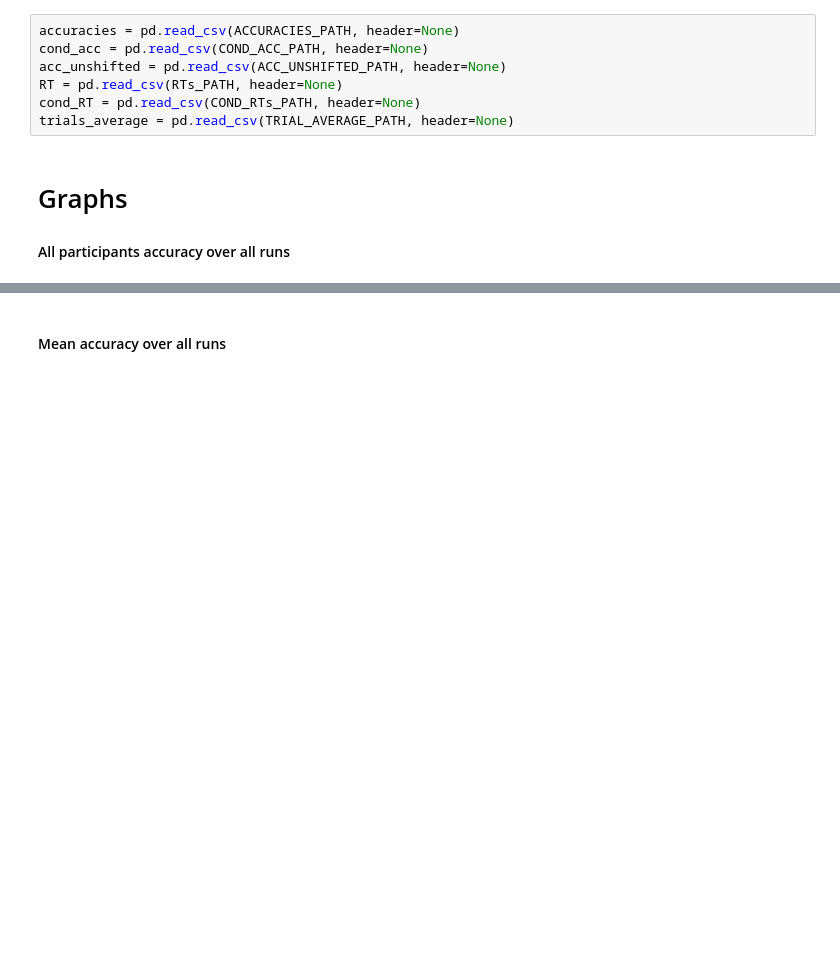
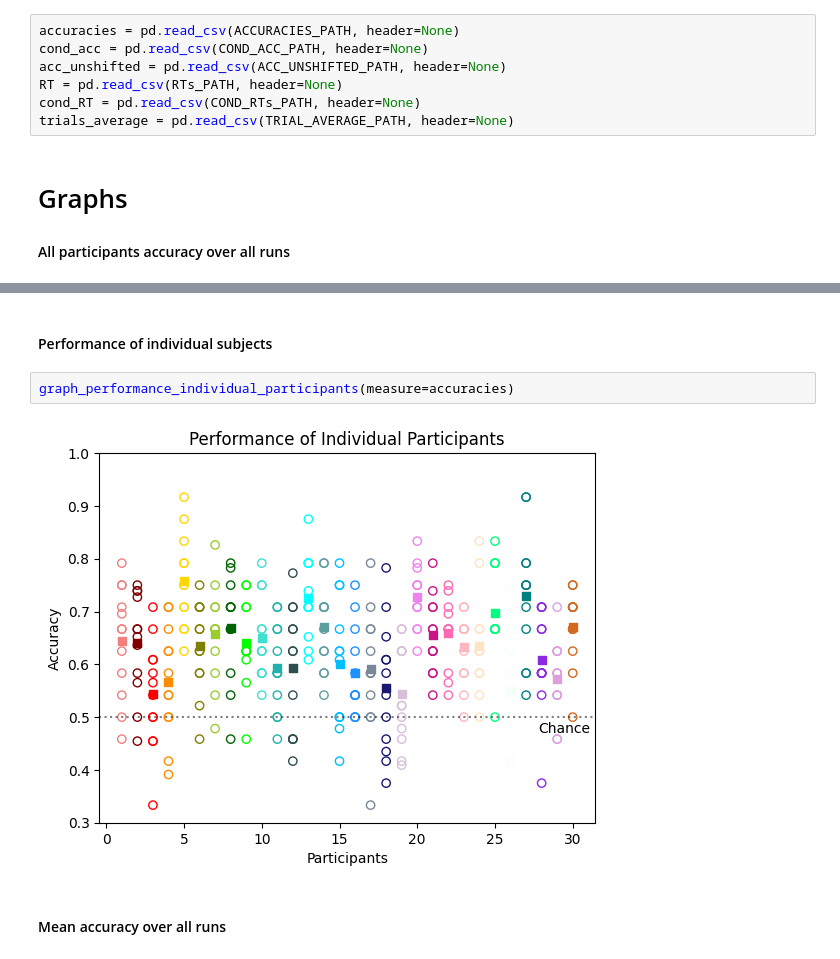
Before and after one commit to Lucakaemmer/tDCS_tACS, a Jupyter notebook: data_analysis/jp_plotting.ipynb, the cells around one changed output, grey strips where cells are left out. Drawn from its saved outputs; the diff is of its cells as text; blank space fills up the shorter version.

Commit message:
added performance of individual participants graph

```diff
--- a/data_analysis/jp_plotting.ipynb
+++ b/data_analysis/jp_plotting.ipynb
@@ -24,3 +24,9 @@ graph_all_participants(measure=accuracies)
+# %% [markdown]
+#### Performance of individual subjects
+# %%
+graph_performance_individual_participants(measure=accuracies)
+# %% [output]
+[figure, added]
 # %% [markdown]
 #### Mean accuracy over all runs
 # %%
```
Also changed, not shown: parts of 8 cells of this notebook, 5 other files.
